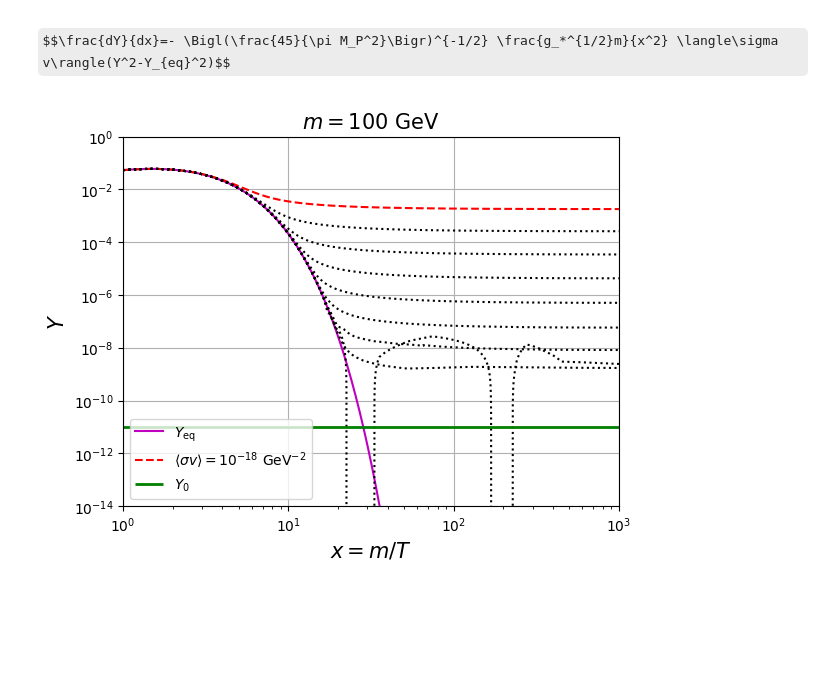
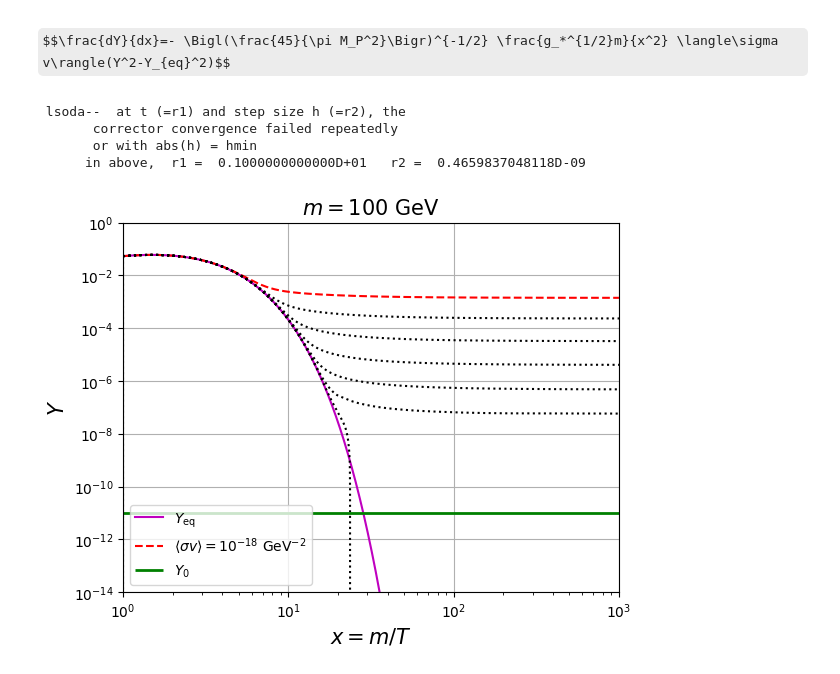
Before and after one commit to nico0407/DM-freeze-out, a Jupyter notebook: WIMP_relic_computation.ipynb, the cells around one changed output. Cells and saved outputs as stored; diff of their text form; code cells hidden in the pictures; some formulas as TeX source; blank space fills up the shorter version.

```diff
--- a/WIMP_relic_computation.ipynb
+++ b/WIMP_relic_computation.ipynb
@@ -80,7 +82,9 @@ temp2 = data[32:56,0]
 #print(x2)
 temp3 = data[56:100,0]
 #print(x3)
-temp4 = data[100:217,0]
+temp4 = data[100:168,0]
+#print(x3)
+temp6 = data[168:217,0]
 #print(x4)
 temp5 = data[217:250,0]
 #print(x5)
@@ -91,7 +95,9 @@ gstar2 = data[32:56,1]
 #print(x2)
 gstar3 = data[56:100,1]
 #print(x3)
-gstar4 = data[100:217,1]
+gstar4 = data[100:168,1]
+#print(x3)
+gstar6 = data[168:217,1]
 #print(x4)
 gstar5 = data[217:250,1]
 #print(x5)
@@ -239,8 +251,8 @@ plt.grid()
 # %% [output]
 [figure]
 # %%
-def lin4(t,a10,a11,a12,a15):
-    return a10+a11*t+ a12*t**2 + a15*t**3
+def lin4(t,a10,a11,a12,a18):
+    return a10+a11*t+ a12*t**2 +a18*t**3
 # %%
 popt4,pcov4 = optimize.curve_fit(lin4,temp4,gstar4,p0=(0,0,0,0))
 # %%
@@ -250,5 +262,5 @@ array([ 6.87873594e+01,  1.11734484e+00, -1.25191540e-02,  4.46336998e-05])
 # %%
 def g_star4(t):
-    return lin4(t,a10=popt4[0],a11=popt4[1],a12=popt4[2],a15=popt4[3])
+    return lin4(t,a10=popt4[0],a11=popt4[1],a12=popt4[2],a18=popt4[3])
 # %%
 #t=np.logspace(np.log10(1E-3),np.log10(1E-1))
@@ -374,35 +413,37 @@ k=fk(sigmav=1E-13)
 Y=integrate.odeint(BE,Yeq(x[0]),x)
 plt.loglog(x,Y,'k:')
 
 k=fk(sigmav=1E-12)
 Y=integrate.odeint(BE,Yeq(x[0]),x)
 plt.loglog(x,Y,'k:')
 
 k=fk(sigmav=1E-11)
 Y=integrate.odeint(BE,Yeq(x[0]),x)
 plt.loglog(x,Y,'k:')
 
-k=fk(sigmav=1E-10)
-Y=integrate.odeint(BE,Yeq(x[0]),x)
-plt.loglog(x,Y,'k:')
 
-#WHAT HAPPENS WHEN THE AVERAGE CROSS SECTION*VELOCITY DROPS BELOW 1E-10?!?!?!?!?!?!?
+
+#WHAT HAPPENS WHEN THE AVERAGE CROSS SECTION*VELOCITY DROPS BELOW 1E-11?!?!?!?!?!?!?
 
 
 
 
 plt.hlines(1E-11,1,1000,linestyles='-',color='g',lw=2,label='$Y_0$')    #THAT'S THE HORIZONTAL LINE IN PURPLE.
                                                                 #REFERS TO THE RIGHT EXPERIMENTAL ABOUNDANCE
 
 
 plt.ylim(1E-14,1)
 plt.xlim(1,1000)
 plt.xlabel('$x = m/T$', size= 15)
 plt.ylabel('$Y$', size= 15)
 plt.title('$m = 100$ GeV', size= 15)
 plt.legend()
 plt.grid()
 
 # x grows in time means that the temperature decrease
 # %% [output]
+ lsoda--  at t (=r1) and step size h (=r2), the
+       corrector convergence failed repeatedly
+       or with abs(h) = hmin
+      in above,  r1 =  0.1000000000000D+01   r2 =  0.4659837048118D-09
-[figure, old version]
+[figure, new version]
```
Also changed, not shown: parts of 13 cells of this notebook.
